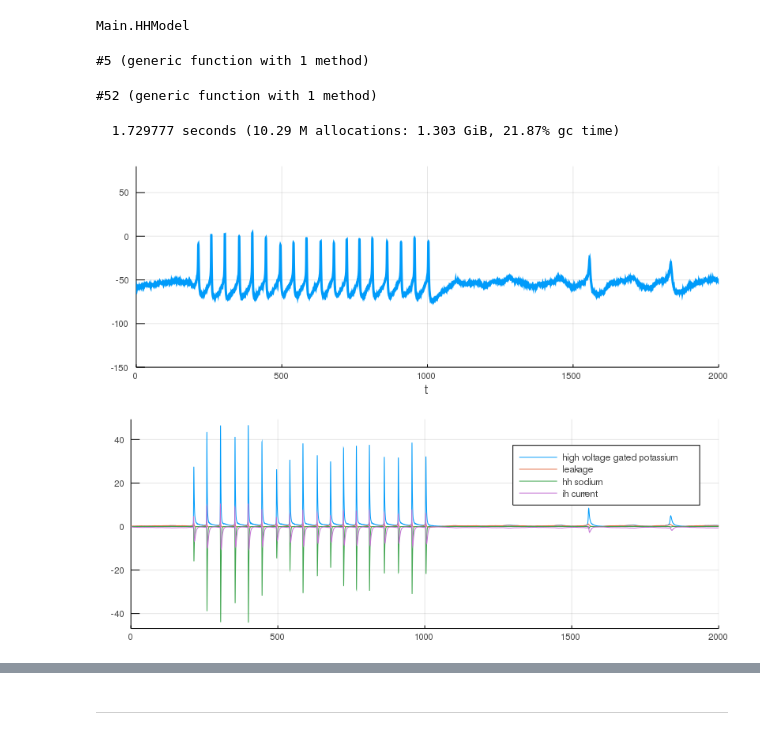
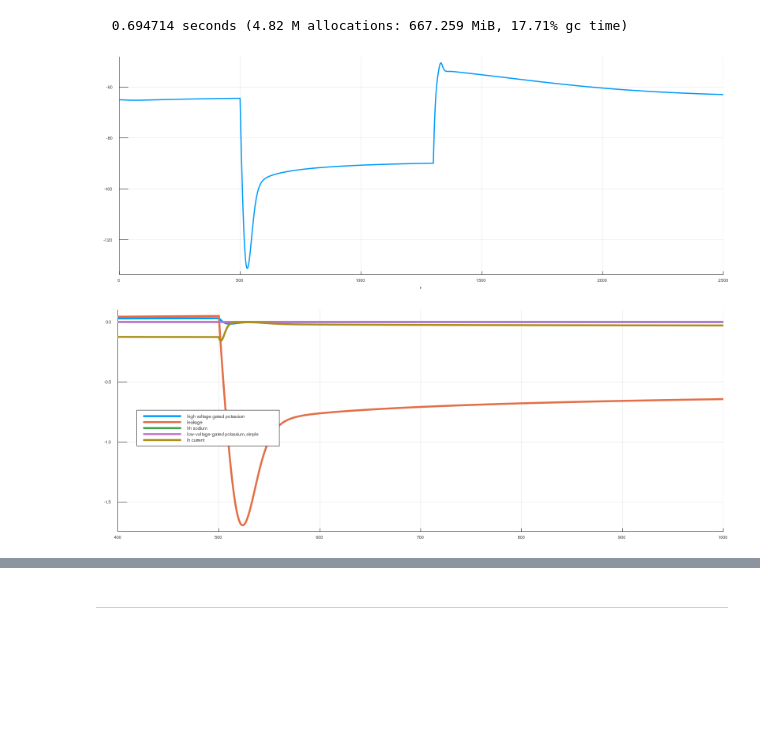
Before and after one commit to ZaneMuir/HHModel.jl, a Jupyter notebook: playground/SingleCompartmentDemo.ipynb, the cells around one changed output, grey strips where cells are left out. Saved outputs shown, nothing was run; the diff lists cells and outputs as text; code cells hidden in the pictures; blank space fills up the shorter version.

```diff
--- a/playground/SingleCompartmentDemo.ipynb
+++ b/playground/SingleCompartmentDemo.ipynb
@@ -1,15 +1,12 @@
-# %%
-using DifferentialEquations
-using Plots
-gr(fmt="png", size=(800, 300))
-
-include("../src/HHModel.jl")
-# %% [output]
-Main.HHModel
 # %%
+using MultivariateStats
+using DifferentialEquations
+using Plots
+gr(fmt="png", size=(1600, 600))
+
+include("../src/HHModel.jl")
+
 # stimulus protocol
 current_step = (t, param) -> begin
-    (param.start < t)&(t < param.dur + param.start) ? param.step + param.noise * (rand()-0.5) : param.noise * (rand()-0.5)
+    (param.start < t)&(t < param.dur + param.start) ? param.step + param.holding + param.noise * randn() : param.holding + param.holding + param.noise * randn()
 end
-# %% [output]
-#5 (generic function with 1 method)
@@ -16,50 +27,52 @@ end
 # %%
+# type two in matlab
+
 # biophysical model setup ==> usu. for maximum conductance
-
 htk = HHModel.high_voltage_gated_potassium(2.8)
-ltk = HHModel.low_voltage_gated_potassium(2.1, subtype=:kv1)
-# ik = HHModel.hh_potassium()
+ltk = HHModel.low_voltage_gated_potassium(1.1, subtype=:kv1)
+# ik = HHModel.hh_potassium(10.0)
 ina = HHModel.hh_sodium(13.0)
-ih = HHModel.ihcurrent(0.83)
+ih = HHModel.ihcurrent(0.43)
 il = HHModel.leakage(0.03)
 
-# _model = [htk, ltk, ina, ih, il]
-_model = [htk, ina, ih, il]
-_model_sim = HHModel.simpleConductanceModel(_model, current_step, C=0.9)
+_model = [htk, ltk, ina, ih, il]
+# _model = [htk, ina, ih, il]
+_model_sim_cc = HHModel.simpleConductanceModel(_model, current_step, C=0.9); # current clamp
-# %% [output]
-#52 (generic function with 1 method)
 # %%
 # running the simulation
-_p = (E=(sodium=81.27, potassium=-80.78, ih=-26.0, leak=-65.0, syn=3.0),
-      stim=(start=200, step=1, dur=800, noise=0.7),)
+_p = (E=(sodium=82.0, potassium=-81.0, ih=-46.0, leak=-65.0, syn=3.0),
+      stim=(start=500, step=-4.0, holding=0, dur=800, noise=0),)
 
-tspan = (0.0, 2000.0)
-v0 = -60.0
+# ih.h.Vhalf = -60.0
+# HHModel.update!(ih)
+
+tspan = (0.0, 2500.0)
+v0 = -65.0
 u0 = HHModel.setup_init(_model, v0)
 
-prob = ODEProblem(_model_sim, u0, tspan, _p)
-@time sol = solve(prob, Tsit5(), dt=0.1)
+prob = ODEProblem(_model_sim_cc, u0, tspan, _p)
+@time sol = solve(prob, Tsit5(), reltol=1e-8, abstol=1e-8)
 
-# preview voltage
-plot(sol, vars=(1), legend=nothing, ylim=(-150, 80))
+# preview voltage trace
+plot(sol, vars=(1), legend=nothing)
 # savefig("demo2.svg")
 # %% [output]
-  1.729777 seconds (10.29 M allocations: 1.303 GiB, 21.87% gc time)
+  0.694714 seconds (4.82 M allocations: 667.259 MiB, 17.71% gc time)
-[figure, old version]
+[figure, new version]
 # %%
 # preview current
-_trange = 0:0.1:2000
+_trange = 400:0.1:1000
 _trace = HHModel.current_decompose(sol, _model, _trange, _p)
-plot(xlim=(_trange[1], _trange[end]))
+plot(xlim=(_trange[1], _trange[end]), legend=:left)
 for (key, val) in _trace
     if key == "voltage"
         continue
     end
-    plot!(_trange, val, label=key)
+    plot!(_trange, val, label=key, linewidth=5)
 end
 plot!()
 # savefig("demo2_current.svg")
 # %% [output]
-[figure, old version]
+[figure, new version]
 # %%
 # preview dynamics
```
Also changed, not shown: parts of 6 cells of this notebook, 4 other files.
